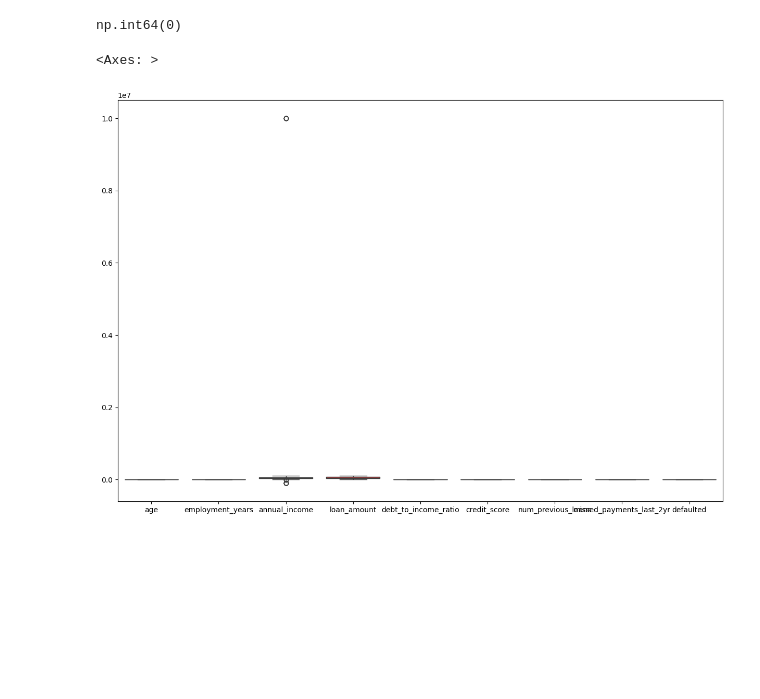
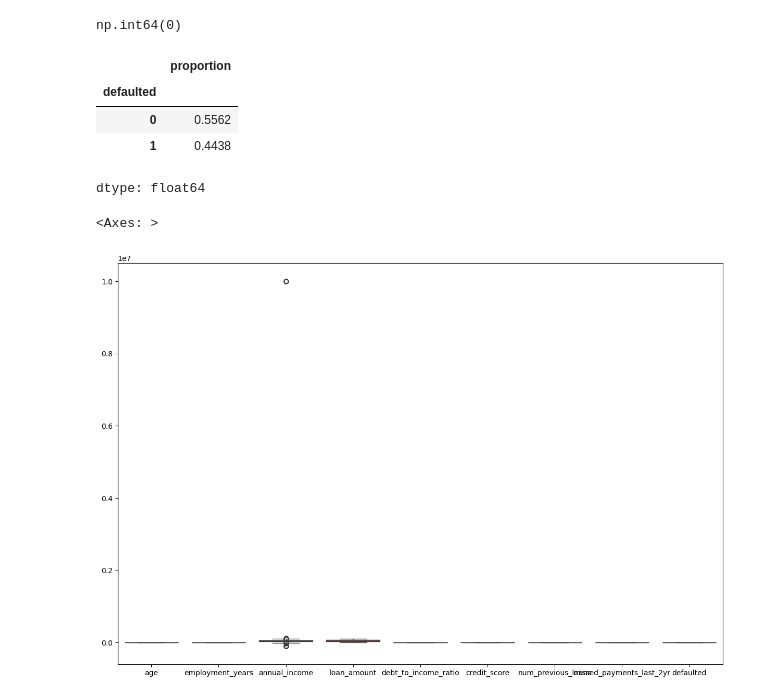
Before and after one commit to PALAK7890/Credit_Risk_Predictor, a Jupyter notebook: P1.ipynb, the cells around one changed output. Drawn from its saved outputs; the diff is of its cells as text; code cells hidden in the pictures; blank space fills up the shorter version.

```diff
--- a/P1.ipynb
+++ b/P1.ipynb
@@ -80,6 +80,14 @@ mapping = {
 
 df['education'] = df['education'].map(mapping)
 df['employment_type']=df['employment_type'].str.lower().str.strip()
+# %%
+df['defaulted'].value_counts(normalize=True)
+# %% [output]
+|  | proportion |
+| defaulted |  |
+| 0 | 0.5562 |
+| 1 | 0.4438 |
+dtype: float64
 # %%
 plt.figure(figsize=(15,10))
 sns.boxplot(df_num)
```
Also changed, not shown: parts of 11 cells of this notebook.
